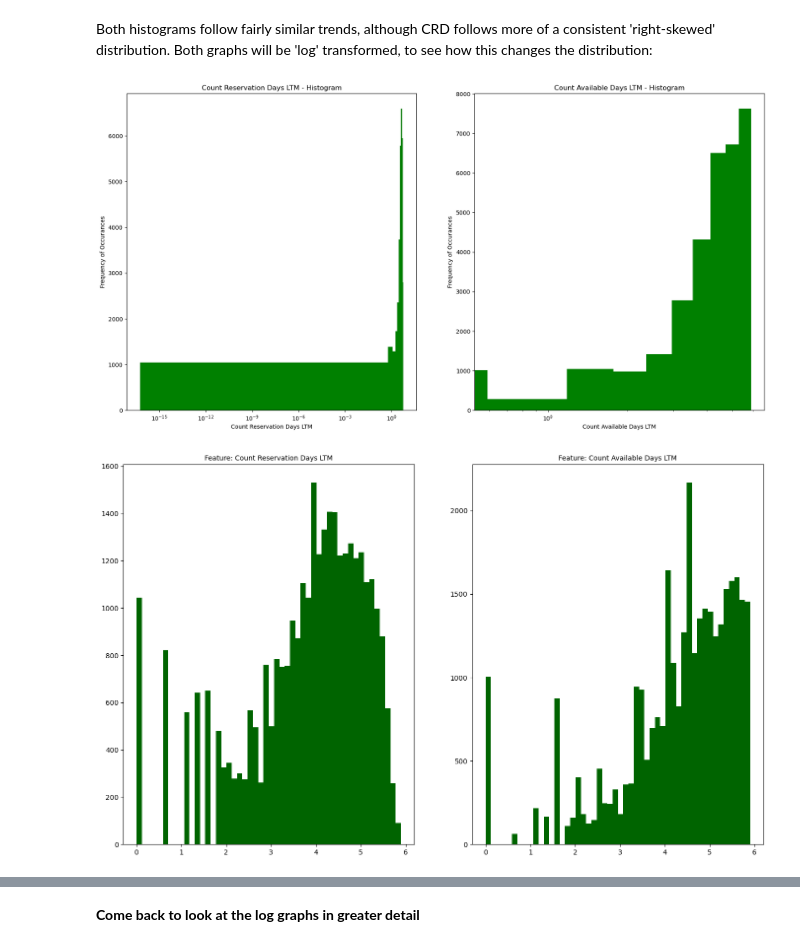
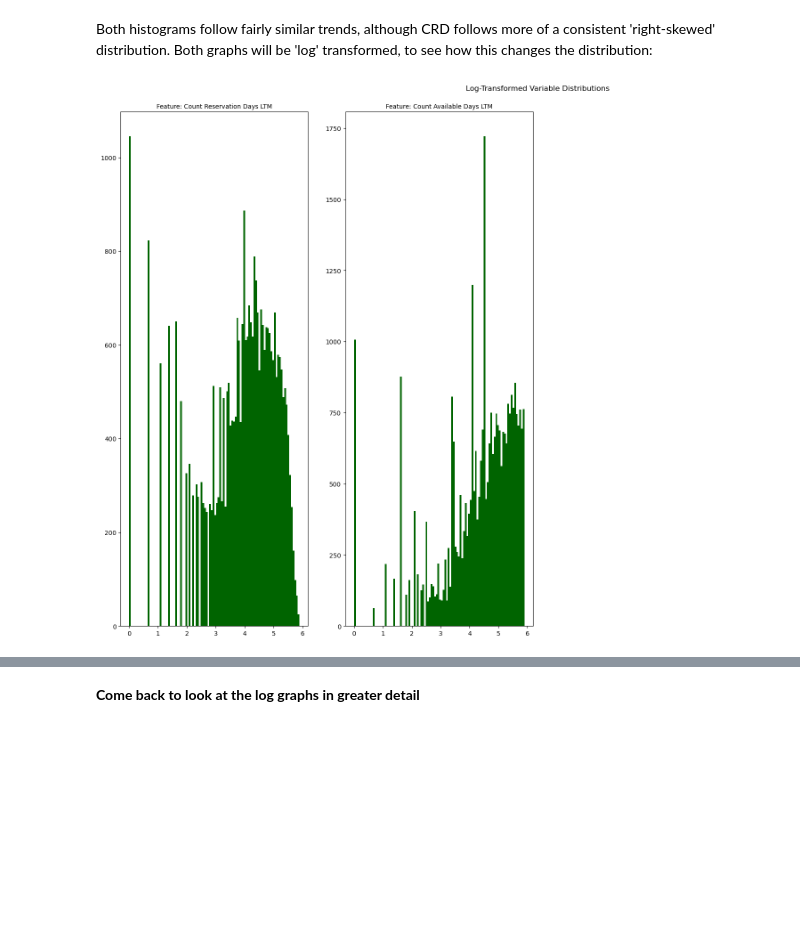
Before and after one commit to BMedlam/Accounting-For-Taste, a Jupyter notebook: EDA - Capstone.ipynb, the cells around one changed output, grey strips where cells are left out. Drawn from its saved outputs; the diff is of its cells as text; code cells hidden in the pictures; blank space fills up the shorter version.

```diff
--- a/EDA - Capstone.ipynb
+++ b/EDA - Capstone.ipynb
@@ -162,19 +185,24 @@ plt.show()
 [figure]
 # %% [markdown]
 Both histograms follow fairly similar trends, although CRD follows more of a consistent 'right-skewed' distribution. Both graphs will be 'log' transformed, to see how this changes the distribution:
+# %%
+# add 1 to both columns to avoid taking the log of 0
+c_d_log = np.log(X_num_cols[['Count Reservation Days LTM', 'Count Available Days LTM']] + 1 )
 # %%
 # create a subplots structure with 4 columns and 5 rows
 cols = 4
-rows = len(num_cols_log.columns)//cols + 1
+rows = len(c_d_log.columns)//cols + 1
 
-plt.figure(figsize=(17, 20))
+plt.figure(figsize=(25, 15))
 plt.tight_layout()
 plt.subplots_adjust(hspace = 1)
 plt.suptitle('Log-Transformed Variable Distributions', y=0.92)
 
-for i, column in enumerate(num_cols_log.columns):
+for i, column in enumerate(c_d_log.columns):
     ax = plt.subplot(rows, cols, i+1)
     ax.set_title(f"Feature: {column}", size=10)
-    ax.hist(num_cols_log[column], bins=100, color='darkgreen')
+    ax.hist(c_d_log[column], bins=100, color='darkgreen')
 
 plt.show()
+# %% [output]
+[figure, added]
@@ -184,37 +208,0 @@ c_d_log = np.log(num_cols[['Count Reservation Days LTM', 'Count Available Days L
-# %%
-# Histograms of both will be produced:
-plt.subplots(1,2, figsize=(20,10))
-
-plt.subplot(1,2,1)
-plt.hist(crd_log, bins=100, color='green')
-plt.title('Count Reservation Days LTM - Histogram')
-plt.xlabel('Count Reservation Days LTM')
-plt.ylabel('Frequency of Occurances')
-plt.xscale('log')
-
-plt.subplot(1,2,2)
-plt.hist(cad_log, bins=100, color='green')
-plt.title('Count Available Days LTM - Histogram')
-plt.xlabel('Count Available Days LTM')
-plt.ylabel('Frequency of Occurances')
-plt.xscale('log')
-
-plt.show()
-# %% [output]
-[figure, removed]
-# %%
-# create a subplots structure with 4 columns and 5 rows
-cols = 4
-rows = len(c_d_log.columns)//cols + 1
-
-plt.figure(figsize=(35, 10))
-plt.tight_layout()
-
-for i, column in enumerate(c_d_log.columns):
-    ax = plt.subplot(rows, cols, i+1)
-    ax.set_title(f"Feature: {column}", size=10)
-    ax.hist(c_d_log[column], bins=50, color='darkgreen')
-
-plt.show()
-# %% [output]
-[figure, removed]
```
Also changed, not shown: parts of 22 cells of this notebook.
